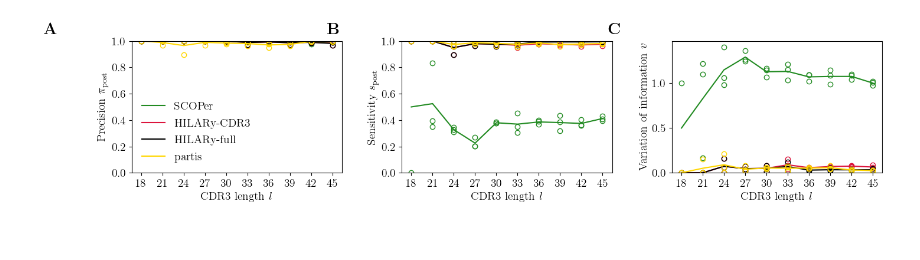
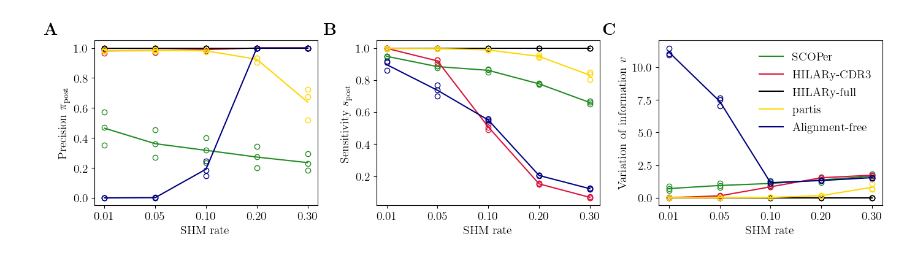
Before and after one commit to statbiophys/HILARy, a Jupyter notebook: data_with_scripts/article_figure_scripts/figure5.ipynb, the cells around one changed output. Drawn from its saved outputs; the diff is of its cells as text; code cells hidden in the pictures.

Commit message:
[~] Updating figure names

```diff
--- a/data_with_scripts/article_figure_scripts/figure5.ipynb
+++ b/data_with_scripts/article_figure_scripts/figure5.ipynb
@@ -1,6 +1,5 @@
 # %%
 import pandas as pd
-from textdistance import hamming
 from scipy.special import binom
 from tqdm import tqdm
 from itertools import combinations
@@ -8,8 +7,8 @@ from pathlib import Path
 from collections import defaultdict
 
 import matplotlib as mpl
+
 mpl.rcParams.update(mpl.rcParamsDefault)
-import pandas as pd
 import numpy as np
 import matplotlib.pyplot as plt
 
@@ -17,6 +16,7 @@ get_ipython().run_line_magic("matplotlib", "inline")
 font = {"weight": "normal", "size": 14, "family": "DejaVu Sans"}
 plt.rc("text", usetex=True)
 plt.rc("font", **font)
-mpl.rc("text.latex", preamble=r"\usepackage{amsmath}")
+
+
 def rec_dd():
     return defaultdict(rec_dd)
@@ -23,8 +25,9 @@ def rec_dd():
 # %%
 benchmark_path = Path(
-    "/home/gabrielathenes/Documents/study/HILARy/data_with_scripts/benchmark_on_partis_dataset/"
+    "/home/gabrielathenes/Documents/study/HILARy/data_with_scripts/benchmark_on_partis_dataset"
 )
-hilary = "hilary-full-1-2-0"
+hilary_full = "hilary-full-1-2-0"
+hilary_cdr3 = "hilary-cdr3-1-2-0"
 # %%
 def pairwise_evaluation(df, partition, ground_truth="simulations"):
     TP = 0
@@ -117,29 +115,23 @@ for seed in [0, 1, 2]:
 # %%
-ls = np.arange(18, 45 + 3, 3)
-fig = plt.figure(figsize=(14, 3.5))
-ax1 = fig.add_subplot(131)
+ls = [0.01,0.05,0.10,0.20,0.30]
+fig = plt.figure(figsize=(14, 7))
+ax1 = fig.add_subplot(231)
 ax1.set_ylabel(r"Precision $\pi_{\rm post}$")
-ax1.set_xlabel(r"CDR3 length $l$")
-ax2 = fig.add_subplot(132)
+ax1.set_xlabel(r"SHM rate")
+ax2 = fig.add_subplot(232)
 ax2.set_ylabel(r"Sensitivity $s_{\rm post}$")
-ax2.set_xlabel(r"CDR3 length $l$")
-ax3 = fig.add_subplot(133)
+ax2.set_xlabel(r"SHM rate")
+ax3 = fig.add_subplot(233)
 ax3.set_ylabel(r"Variation of information $v$")
-ax3.set_xlabel(r"CDR3 length $l$")
+ax3.set_xlabel(r"SHM rate")
 
-colors = {
-    "scoper": "forestgreen",
-    f"{hilary}_cdr3-based": "crimson",
-    hilary: "k",
-    "partis": "gold",
-}
-axes = [ax1, ax2, ax3]
+colors={"scoper":"forestgreen",hilary_cdr3:"crimson",hilary_full:"k","partis":"gold","alignment_free":"navy"}
+axes=[ax1,ax2,ax3]
 
 for model in colors:
-    if model == hilary:
+    if model == hilary_full:
         label = "HILARy-full"
-        print(label)
-    elif model == f"{hilary}_cdr3-based":
+    elif model == hilary_cdr3:
         label = "HILARy-CDR3"
     elif model == "partis":
         label = "partis"
@@ -147,23 +139,18 @@ for model in colors:
         label = "Alignment-free"
     elif model == "scoper":
         label = "SCOPer"
-    for i, metric in enumerate(metric_dict[model]):
-        print(metric)
-        for l in metric_dict[model][metric]:
-            y = list(metric_dict[model][metric][l].values())
-            x = [l] * len(y)
+    for i,metric in enumerate(metric_dict_single[model]):
+        for freq in metric_dict_single[model][metric]:
+            y=list(metric_dict_single[model][metric][freq].values())
+            x=[freq]*len(y)
             axes[i].plot(
-                x,
-                y,
-                "o",
-                fillstyle="none",
-                color=colors[model],
+                x, y, "o", fillstyle="none", color=colors[model],
             )
-        lengths = []
-        averages = []
-        for length in metric_dict[model][metric]:
-            lengths.append(length)
-            averages.append(np.mean(list(metric_dict[model][metric][length].values())))
+        lengths=[]
+        averages=[]
+        for freq in metric_dict_single[model][metric]:
+            lengths.append(freq)
+            averages.append(np.mean(list(metric_dict_single[model][metric][freq].values())))
         axes[i].plot(
             lengths,
             averages,
@@ -171,27 +158,20 @@ for model in colors:
             label=label,
         )
 
+ax3.legend(frameon=False)
 
-ax1.set_xticks(ls)
-ax1.set_xticklabels(ls)
-ax2.set_xticks(ls)
-ax2.set_xticklabels(ls)
-ax3.set_xticks(ls)
-ax3.set_xticklabels(ls)
-ax1.legend(frameon=False)
-ax1.set_ylim(bottom=0,top=1)
-ax2.set_ylim(bottom=0, top=1)
-ax3.set_ylim(bottom=0)
+"-------------------------------------------------------------------------------------"
 
-
-plt.tight_layout(pad=1.8)
-plt.text(-72, 1.55, r"\bf{A}", rotation=0, wrap=True, fontsize=20)
-plt.text(-32, 1.55, r"\bf{B}", rotation=0, wrap=True, fontsize=20)
-plt.text(7.7, 1.55, r"\bf{C}", rotation=0, wrap=True, fontsize=20)
-
+plt.tight_layout(pad=1.4)
+plt.text(-12.3, 12.5, r"\bf{A}", rotation=0, wrap=True, fontsize=20)
+plt.text(-6.8, 12.5, r"\bf{B}", rotation=0, wrap=True, fontsize=20)
+plt.text(-1.3, 12.5, r"\bf{C}", rotation=0, wrap=True, fontsize=20)
+plt.tight_layout()
+fig.subplots_adjust(hspace=0.4)
 
 plt.savefig(
-    "/home/gabrielathenes/Dropbox/Natanael_lineages_inference/revisions_2024_01_26/figures/figure5.pdf",
+    "/home/gabrielathenes/Dropbox/Natanael_lineages_inference/revisions_2024_06_25/figures/figure5.pdf",
+    bbox_inches="tight",
 )
 plt.show()
 # %% [output]
@@ -211 +178 @@ variation_of_info
-[figure, old version]
+[figure, new version]
```
Also changed, not shown: parts of 4 cells of this notebook, 7 other files.
